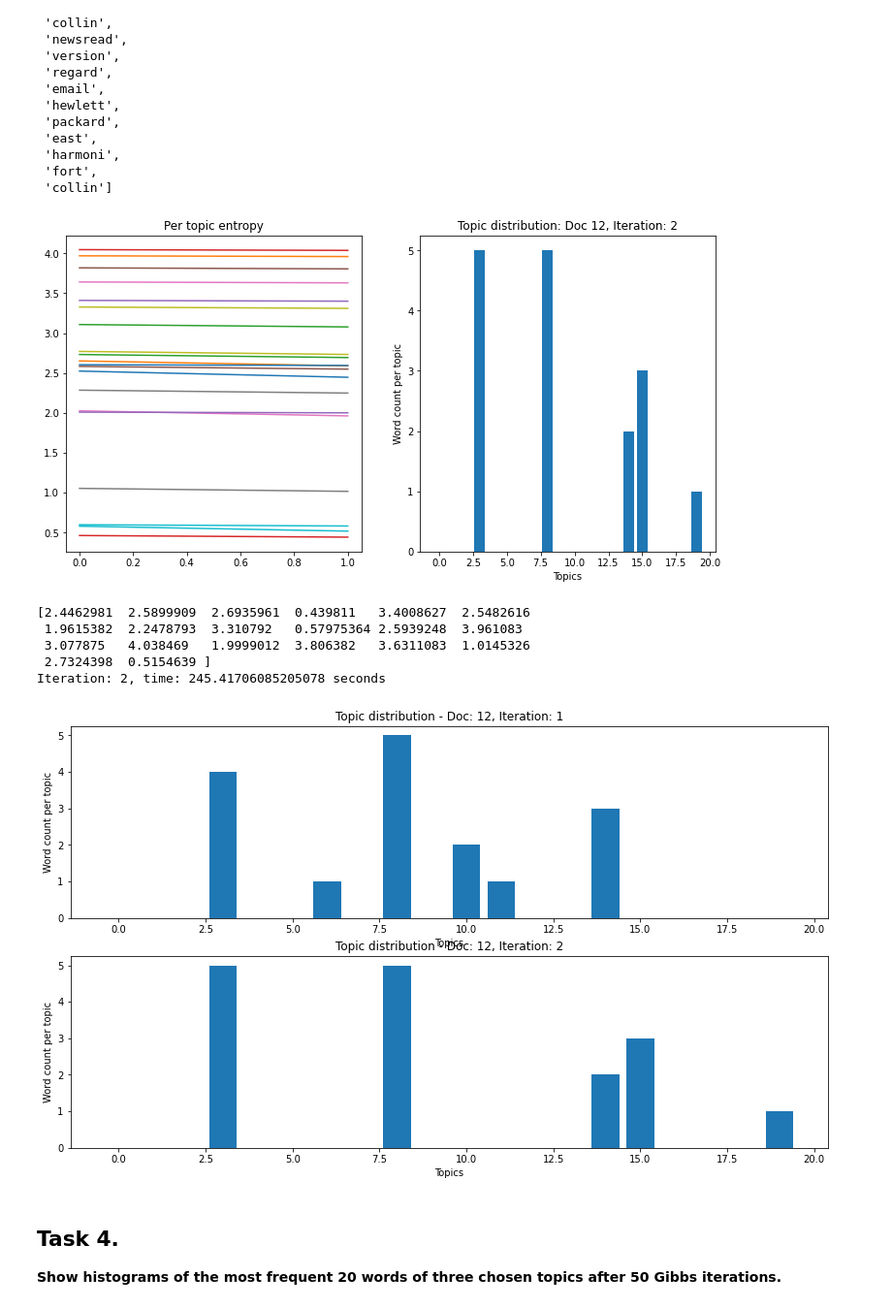
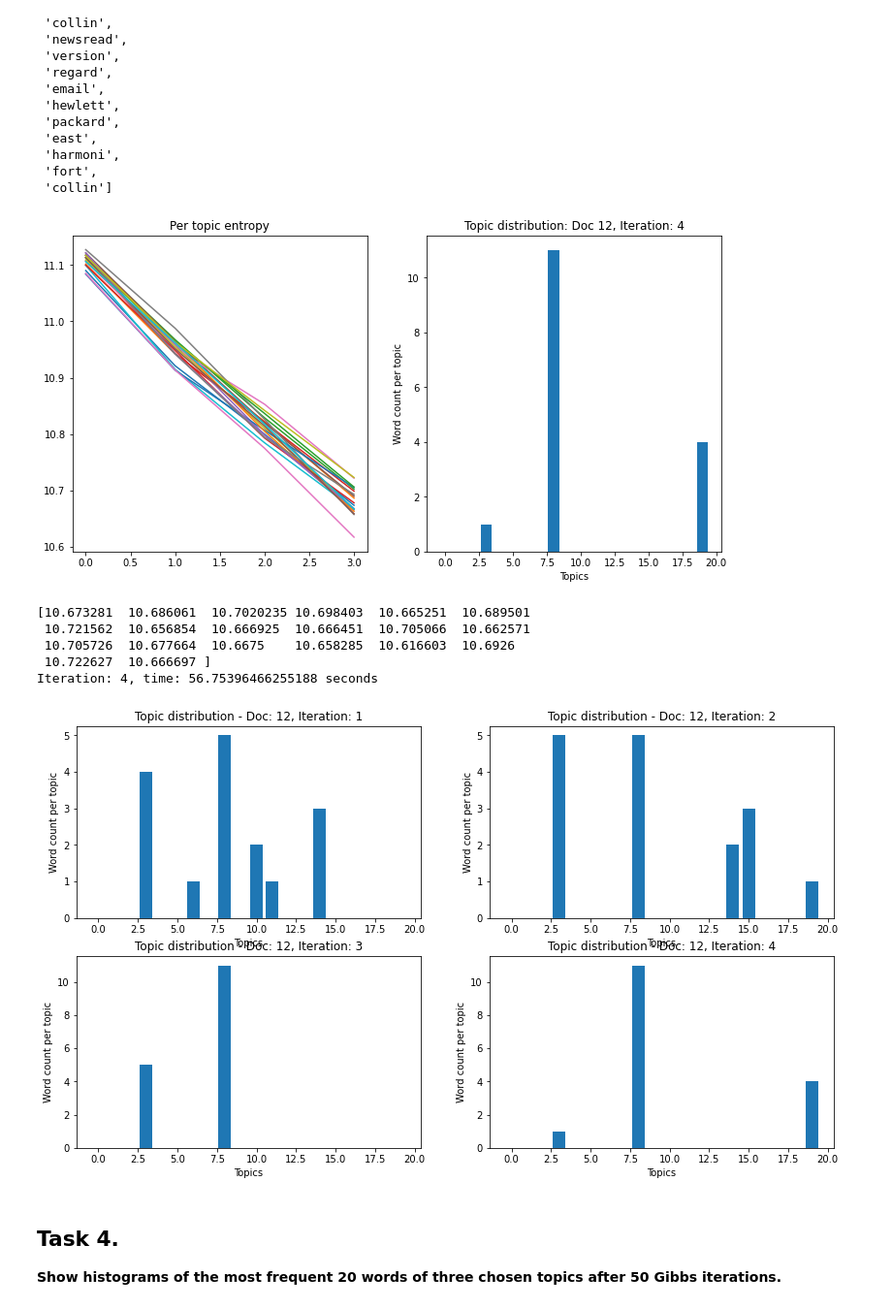
Before and after one commit to toni5rovic/npfl097, a Jupyter notebook: latent_dirichlet_allocation.ipynb, the cells around one changed output. Shown at 97% size. Drawn from its saved outputs; the diff is of its cells as text; code cells hidden in the pictures.

```diff
--- a/latent_dirichlet_allocation.ipynb
+++ b/latent_dirichlet_allocation.ipynb
@@ -128,18 +128,18 @@ def plot_topics_distributions(iterations, doc_idx, model):
     plt.show()
 # %%
 model = LDAModel(seed=1234)
-model.fit(docs, dictionary, topics_num=20, iterations=2, alpha=0.1, gamma=0.1, max_doc_len=maxdoclen)
+model.fit(docs, dictionary, topics_num=20, iterations=4, alpha=0.1, gamma=0.1, max_doc_len=maxdoclen)
 # %% [output]
-[figure, old version]
+[figure, new version]
-[2.4462981  2.5899909  2.6935961  0.439811   3.4008627  2.5482616
- 1.9615382  2.2478793  3.310792   0.57975364 2.5939248  3.961083
- 3.077875   4.038469   1.9999012  3.806382   3.6311083  1.0145326
- 2.7324398  0.5154639 ]
-Iteration: 2, time: 245.41706085205078 seconds
+[10.673281  10.686061  10.7020235 10.698403  10.665251  10.689501
+ 10.721562  10.656854  10.666925  10.666451  10.705066  10.662571
+ 10.705726  10.677664  10.6675    10.658285  10.616603  10.6926
+ 10.722627  10.666697 ]
+Iteration: 4, time: 56.75396466255188 seconds
 # %%
-plot_topics_distributions([1, 2], 12, model)
+plot_topics_distributions([1, 2, 3, 4], 12, model)
 # %% [output]
-[figure, old version]
+[figure, new version]
 # %% [markdown]
 ## Task 4.
 
```
Also changed, not shown: parts of 7 cells of this notebook, 1 other file.
